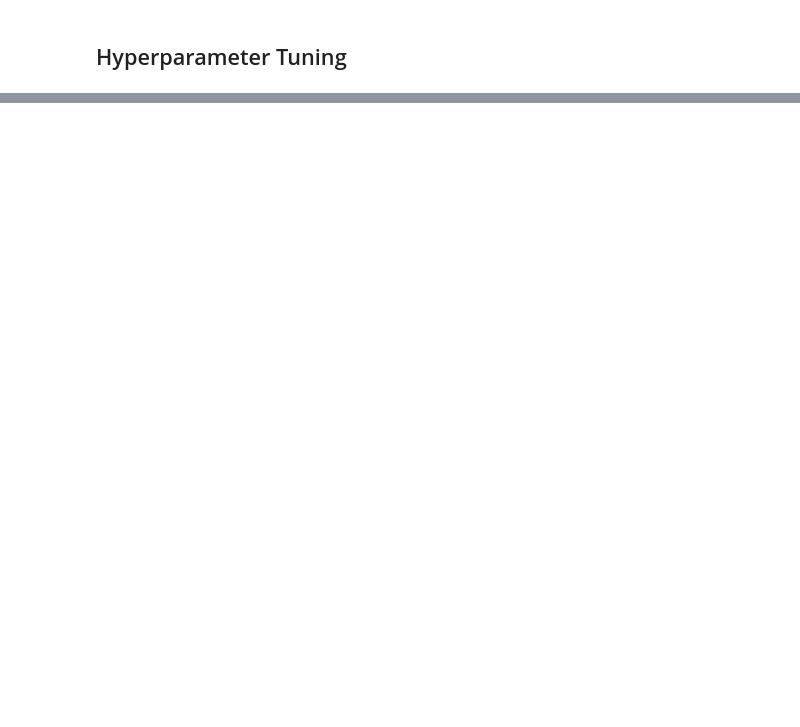
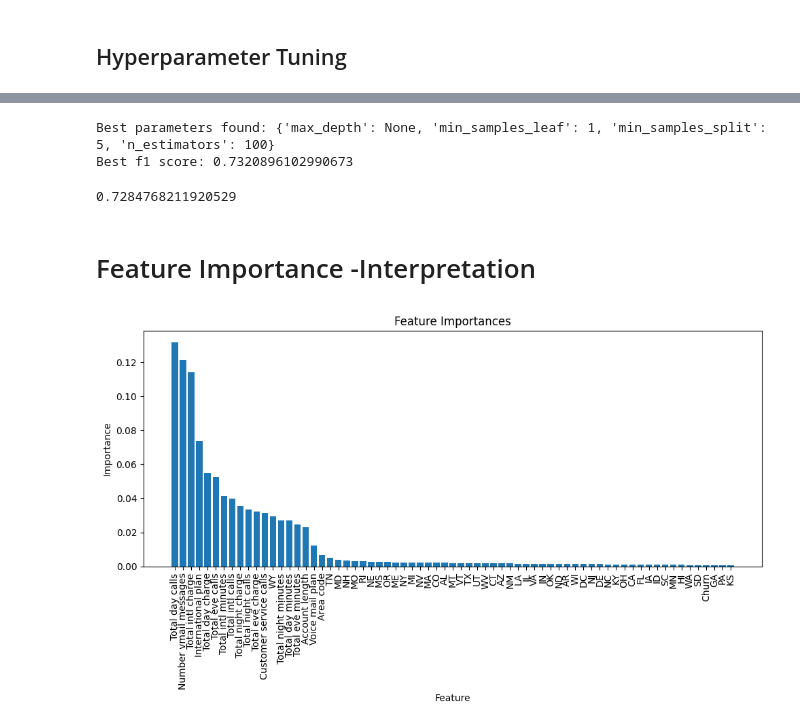
Before and after one commit to anuradha-datascience/machine-learning, a Jupyter notebook: CustomerChurn.ipynb, the cells around one changed output, grey strips where cells are left out. Drawn from its saved outputs; the diff is of its cells as text; code cells hidden in the pictures; blank space fills up the shorter version.

```diff
--- a/CustomerChurn.ipynb
+++ b/CustomerChurn.ipynb
@@ -647,0 +691,70 @@ Name: Churn, dtype: bool
+# %%
+
+# Define the hyperparameters grid to search
+param_grid = {
+    'n_estimators': [50, 100, 150],  # Number of trees in the forest
+    'max_depth': [None, 10, 20],      # Maximum depth of the trees
+    'min_samples_split': [2, 5, 10],  # Minimum number of samples required to split an internal node
+    'min_samples_leaf': [1, 2, 4]     # Minimum number of samples required to be at a leaf node
+}
+
+# Initialize GridSearchCV with the RF model and the hyperparameters grid
+grid_search = GridSearchCV(estimator=model_rf, param_grid=param_grid, cv=5, scoring='f1')
+
+# Perform grid search
+grid_search.fit(X, y)
+
+# Get the best parameters and the best score
+best_params = grid_search.best_params_
+best_score = grid_search.best_score_
+
+print("Best parameters found:", best_params)
+print("Best f1 score:", best_score)
+# %% [output]
+Best parameters found: {'max_depth': None, 'min_samples_leaf': 1, 'min_samples_split': 5, 'n_estimators': 100}
+Best f1 score: 0.7320896102990673
+# %%
+# Create a new Random Forest model with the best parameters
+best_rf_model = RandomForestClassifier(n_estimators=100, max_depth=None, min_samples_split=5, min_samples_leaf=1)
+
+# Train the model on the entire dataset
+model_bestfit=best_rf_model.fit(X, y)
+y_predict_bestrf=model_bestfit.predict(X_test)
+
+f1=f1_score(y_test,y_predict_bestrf)
+f1
+# %% [output]
+0.7284768211920529
+# %% [markdown]
+# Feature Importance -Interpretation
+# %%
+# importances=model_bestfit.feature_importances_
+# sorted_index = np.argsort(importances)
+# # Create labels
+# labels = X.columns[sorted_index]
+
+# # Create plot
+# plt.barh(range(X.shape[1]), importances[sorted_index], tick_label=labels)
+# plt.show()
+# Get feature importances
+importances = model_bestfit.feature_importances_
+
+# Get feature names (assuming you have them stored in a variable)
+feature_names = telco.columns.tolist()  # Replace [...] with your feature names
+
+# Sort features based on importances
+sorted_indices = np.argsort(importances)[::-1]
+sorted_importances = importances[sorted_indices]
+sorted_feature_names = [feature_names[i] for i in sorted_indices]
+
+# Create a bar plot
+plt.figure(figsize=(10, 6))
+plt.bar(range(len(importances)), sorted_importances, align='center')
+plt.xticks(range(len(importances)), sorted_feature_names, rotation=90)
+plt.xlabel('Feature')
+plt.ylabel('Importance')
+plt.title('Feature Importances')
+plt.tight_layout()
+plt.show()
+# %% [output]
+[figure, added]
```
Also changed, not shown: parts of 25 cells of this notebook.
